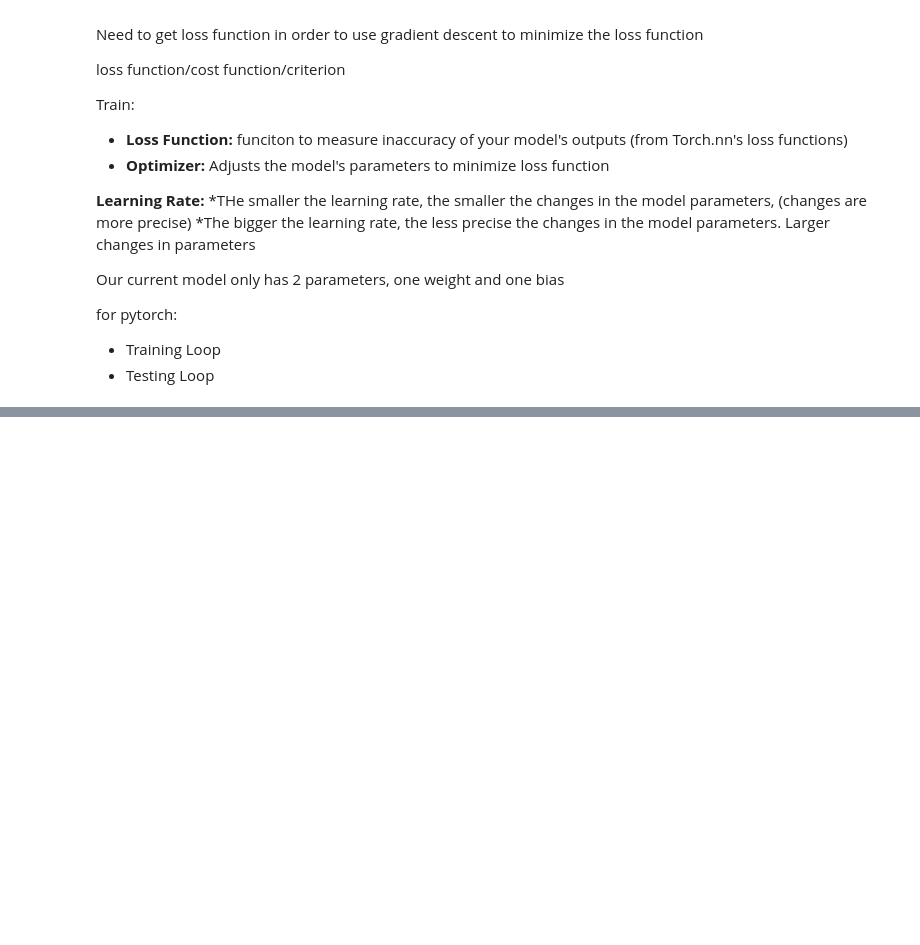
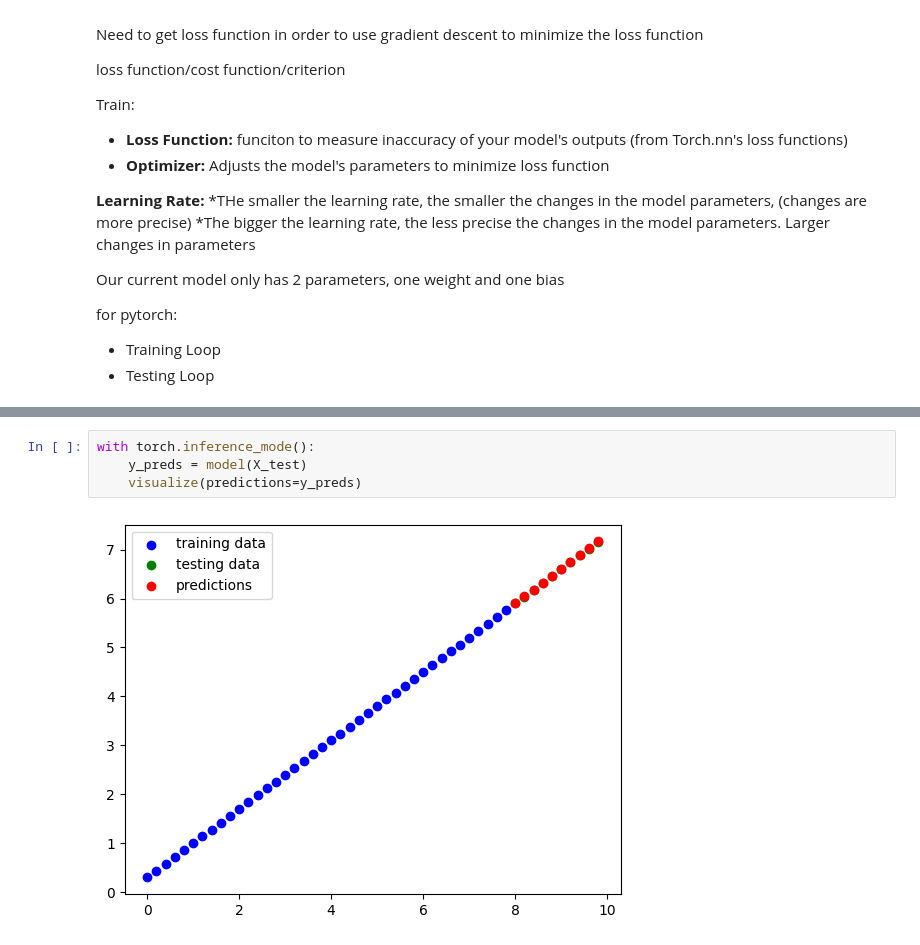
Before and after one commit to yuzhiliu8/ml, a Jupyter notebook: 001-torch_workflow.ipynb, the cells around one changed output, grey strips where cells are left out. Drawn from its saved outputs; the diff is of its cells as text; blank space fills up the shorter version.

```diff
--- a/001-torch_workflow.ipynb
+++ b/001-torch_workflow.ipynb
@@ -121,0 +270,6 @@ for pytorch:
+# %%
+with torch.inference_mode():
+    y_preds = model(X_test)
+    visualize(predictions=y_preds)
+# %% [output]
+[figure, added]
```
Also changed, not shown: parts of 16 cells of this notebook, 2 other files.
